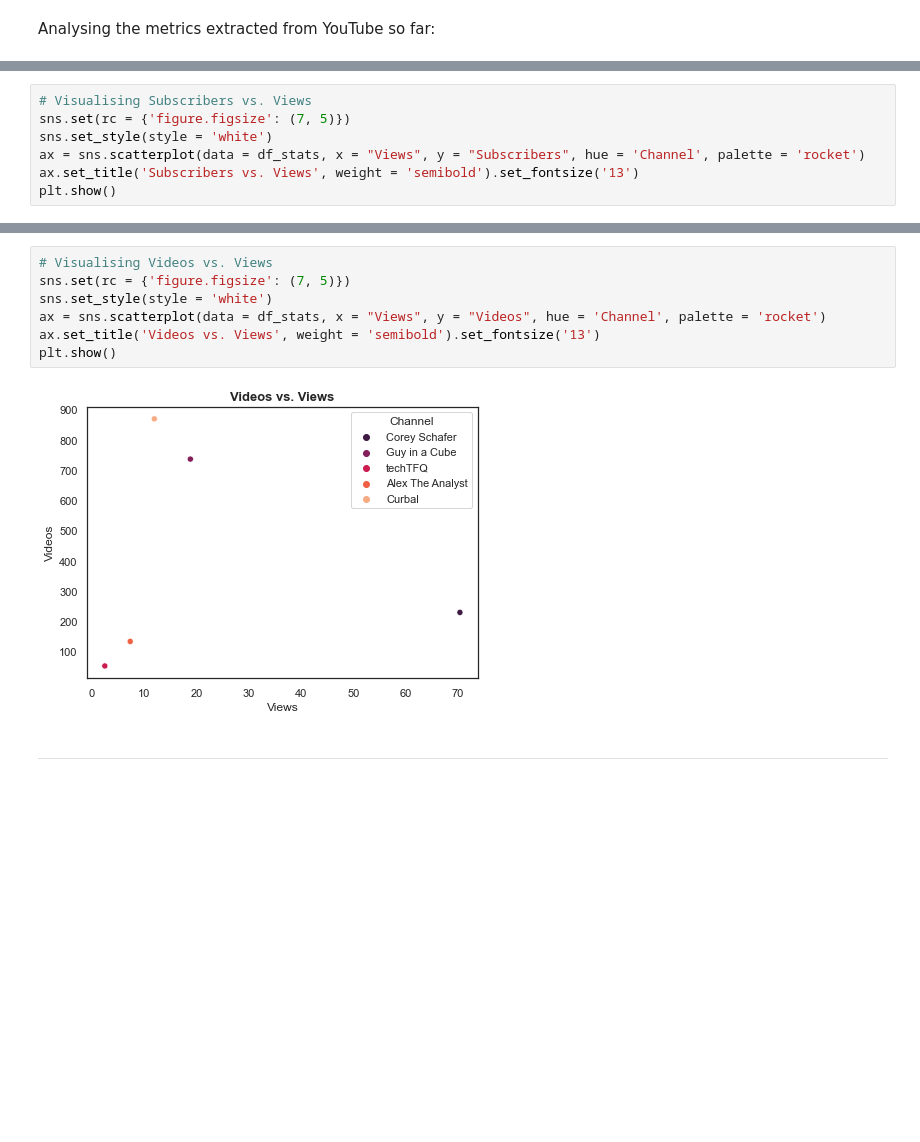
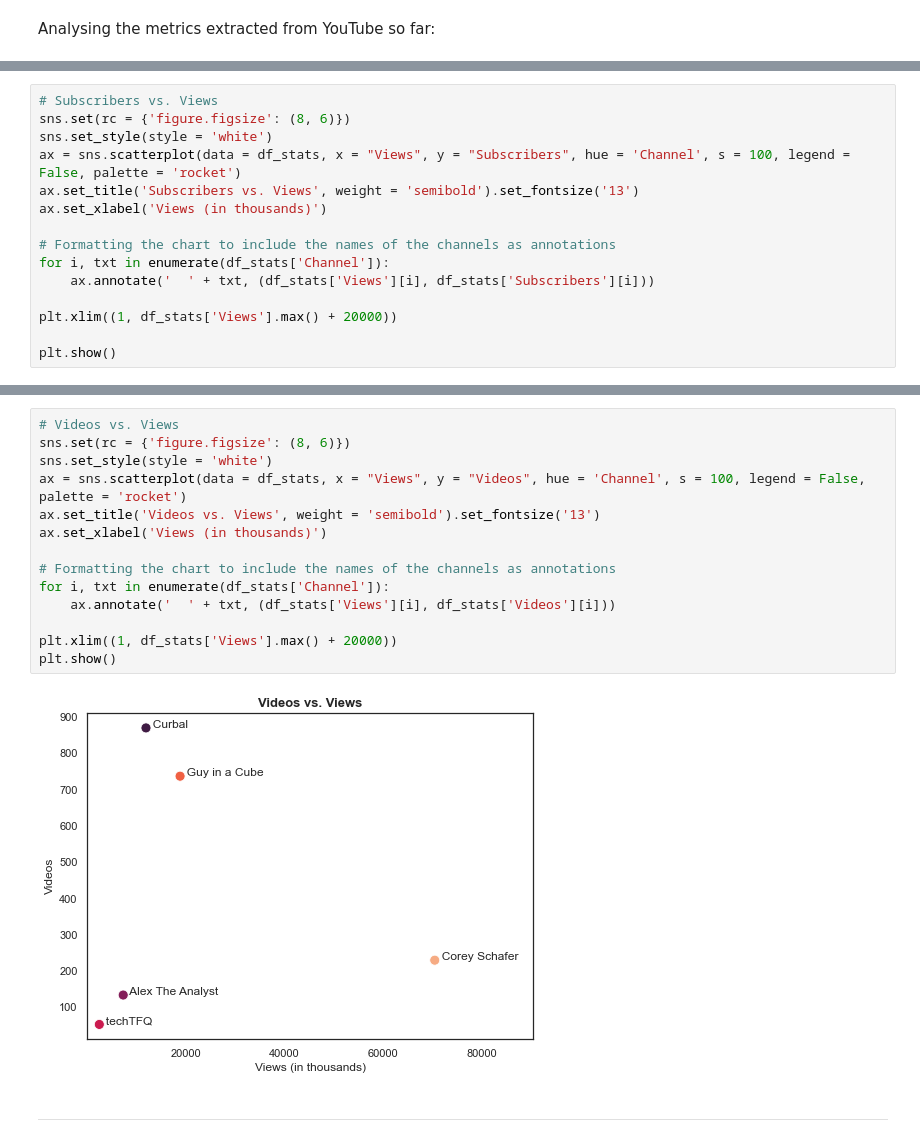
Before and after one commit to RobertaBRC/YoutubeAnalysis, a Jupyter notebook: YouTubeAnalysis.ipynb, the cells around one changed output, grey strips where cells are left out. Cells and saved outputs as stored; diff of their text form; blank space fills up the shorter version.

```diff
--- a/YouTubeAnalysis.ipynb
+++ b/YouTubeAnalysis.ipynb
@@ -129,8 +129,16 @@ for i in ax.containers:
 # %%
-# Visualising Subscribers vs. Views
-sns.set(rc = {'figure.figsize': (7, 5)})
+# Subscribers vs. Views
+sns.set(rc = {'figure.figsize': (8, 6)})
 sns.set_style(style = 'white')
-ax = sns.scatterplot(data = df_stats, x = "Views", y = "Subscribers", hue = 'Channel', palette = 'rocket')
+ax = sns.scatterplot(data = df_stats, x = "Views", y = "Subscribers", hue = 'Channel', s = 100, legend = False, palette = 'rocket')
 ax.set_title('Subscribers vs. Views', weight = 'semibold').set_fontsize('13')
+ax.set_xlabel('Views (in thousands)')
+
+# Formatting the chart to include the names of the channels as annotations
+for i, txt in enumerate(df_stats['Channel']):
+    ax.annotate('  ' + txt, (df_stats['Views'][i], df_stats['Subscribers'][i]))
+
+plt.xlim((1, df_stats['Views'].max() + 20000))
+
 plt.show()
 # %% [output]
@@ -138,12 +146,19 @@ plt.show()
 # %%
-# Visualising Videos vs. Views
-sns.set(rc = {'figure.figsize': (7, 5)})
+# Videos vs. Views
+sns.set(rc = {'figure.figsize': (8, 6)})
 sns.set_style(style = 'white')
-ax = sns.scatterplot(data = df_stats, x = "Views", y = "Videos", hue = 'Channel', palette = 'rocket')
+ax = sns.scatterplot(data = df_stats, x = "Views", y = "Videos", hue = 'Channel', s = 100, legend = False, palette = 'rocket')
 ax.set_title('Videos vs. Views', weight = 'semibold').set_fontsize('13')
+ax.set_xlabel('Views (in thousands)')
+
+# Formatting the chart to include the names of the channels as annotations
+for i, txt in enumerate(df_stats['Channel']):
+    ax.annotate('  ' + txt, (df_stats['Views'][i], df_stats['Videos'][i]))
+
+plt.xlim((1, df_stats['Views'].max() + 20000))
 plt.show()
 # %% [output]
-[figure, old version]
+[figure, new version]
 # %% [markdown]
 ---
 # %% [markdown]
```
Also changed, not shown: parts of 8 cells of this notebook.
